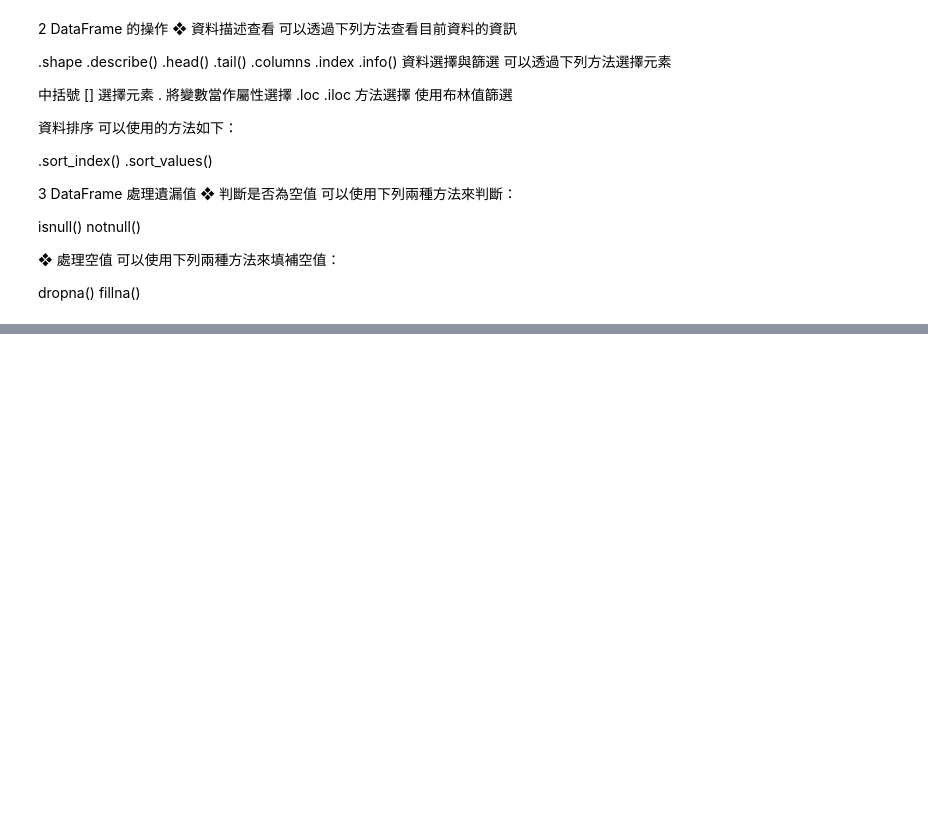
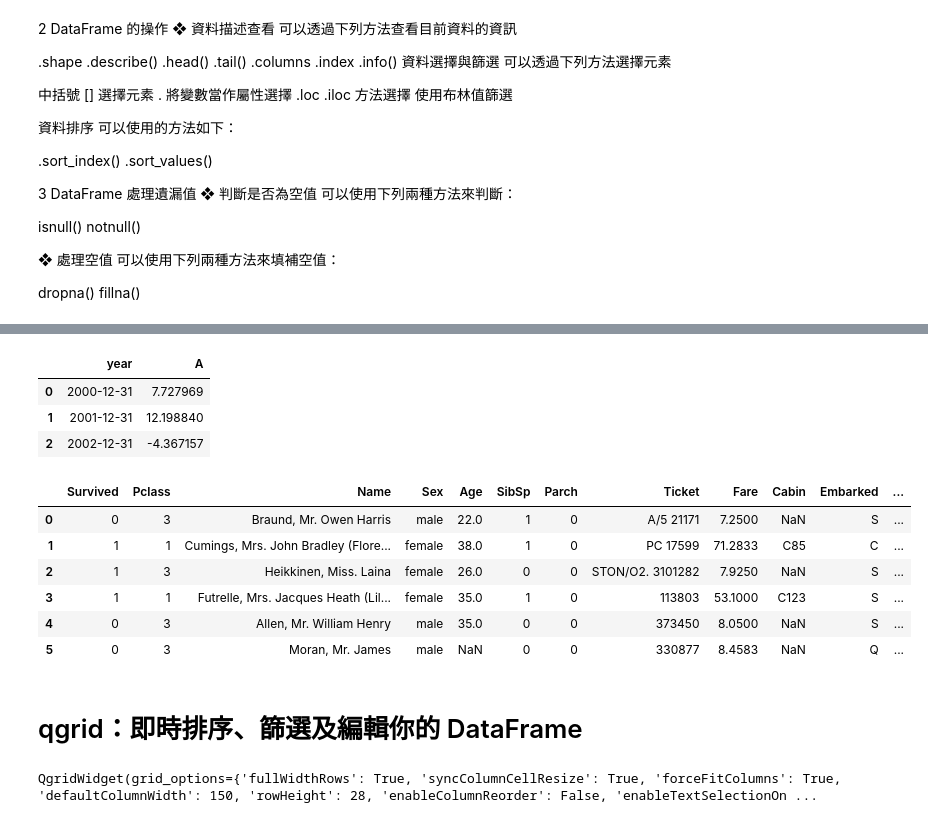
Before and after one commit to cyh666/pandas_basic, a Jupyter notebook: yh_pandas_basic.ipynb, the cells around one changed output, grey strips where cells are left out. Cells and saved outputs as stored; diff of their text form; code cells hidden in the pictures; blank space fills up the shorter version.

```diff
--- a/yh_pandas_basic.ipynb
+++ b/yh_pandas_basic.ipynb
@@ -310,0 +360,3 @@ fillna()
+# %%
+pd.set_option("display.max_columns", None)
+df
@@ -310,0 +527,10 @@ fillna()
+# %%
+df_titanic = pd.read_csv('http://bit.ly/kaggletrain')
+df = df_titanic.copy()
+# apply custom function 可以說是 pandas 裡最重要的技巧之一
+d = {'male': '男性', 'female': '女性'}
+def generate_desc(row):
+    return f"一名 {row['Age']} 歲的{d[row['Sex']]}"
+
+df['描述'] = df.apply(generate_desc, axis=1)
+print(df.loc[:4, 'Sex':])
@@ -310,0 +661,18 @@ fillna()
+# %%
+# 使用 transform 函式
+"""
+此例將所有乘客依照性別 Sex 分組之後，計算各組的平均年齡 Age，並利用 transform 函式將各組結果插入對應的乘客（列）裡頭。
+你會發現兩名男乘客跟平均男性壽命 Avg_age 欄位相比正好一上一下，這差異則反映到 Above_avg_age 欄位裡頭。
+"""
+
+df = df_titanic.copy()
+df['Avg_age'] = df.groupby("Sex").Age.transform("mean")
+df['Above_avg_age'] = df.apply(lambda x: 'yes' if x.Age > x.Avg_age else 'no',
+                               axis=1)
+# styling
+(df.loc[:4, 'Sex':]
+ .style
+ .highlight_max(subset=['Avg_age'])
+ .applymap(lambda x: 'background-color: rgb(153, 255, 51)',
+           subset=pd.IndexSlice[[0, 4], ['Age', 'Above_avg_age']])
+)
@@ -310,0 +696,30 @@ fillna()
+# %%
+(df_date.resample('Y').A.max()
+ .reset_index()
+ .rename({'index': 'year'}, axis=1)
+)
+# %% [output]
+|  | year | A |
+| 0 | 2000-12-31 | 7.727969 |
+| 1 | 2001-12-31 | 12.198840 |
+| 2 | 2002-12-31 | -4.367157 |
+# %%
+df['存活'] = df.Survived.apply(lambda x: '倖存' if x else '死亡')
+df.loc[:5, 'Survived':'存活']
+# %% [output]
+|  | Survived | Pclass | Name | Sex | Age | SibSp | Parch | Ticket | Fare | Cabin | Embarked | ... |
+| 0 | 0 | 3 | Braund, Mr. Owen Harris | male | 22.0 | 1 | 0 | A/5 21171 | 7.2500 | NaN | S | ... |
+| 1 | 1 | 1 | Cumings, Mrs. John Bradley (Flore... | female | 38.0 | 1 | 0 | PC 17599 | 71.2833 | C85 | C | ... |
+| 2 | 1 | 3 | Heikkinen, Miss. Laina | female | 26.0 | 0 | 0 | STON/O2. 3101282 | 7.9250 | NaN | S | ... |
+| 3 | 1 | 1 | Futrelle, Mrs. Jacques Heath (Lil... | female | 35.0 | 1 | 0 | 113803 | 53.1000 | C123 | S | ... |
+| 4 | 0 | 3 | Allen, Mr. William Henry | male | 35.0 | 0 | 0 | 373450 | 8.0500 | NaN | S | ... |
+| 5 | 0 | 3 | Moran, Mr. James | male | NaN | 0 | 0 | 330877 | 8.4583 | NaN | Q | ... |
+# %% [markdown]
+# qgrid：即時排序、篩選及編輯你的 DataFrame
+# %%
+import qgrid
+qgrid.set_grid_option('maxVisibleRows', 7)
+q = qgrid.show_grid(df_titanic)
+print(q)
+# %% [output]
+QgridWidget(grid_options={'fullWidthRows': True, 'syncColumnCellResize': True, 'forceFitColumns': True, 'defaultColumnWidth': 150, 'rowHeight': 28, 'enableColumnReorder': False, 'enableTextSelectionOn ...
```
Also changed, not shown: parts of 56 cells of this notebook.
